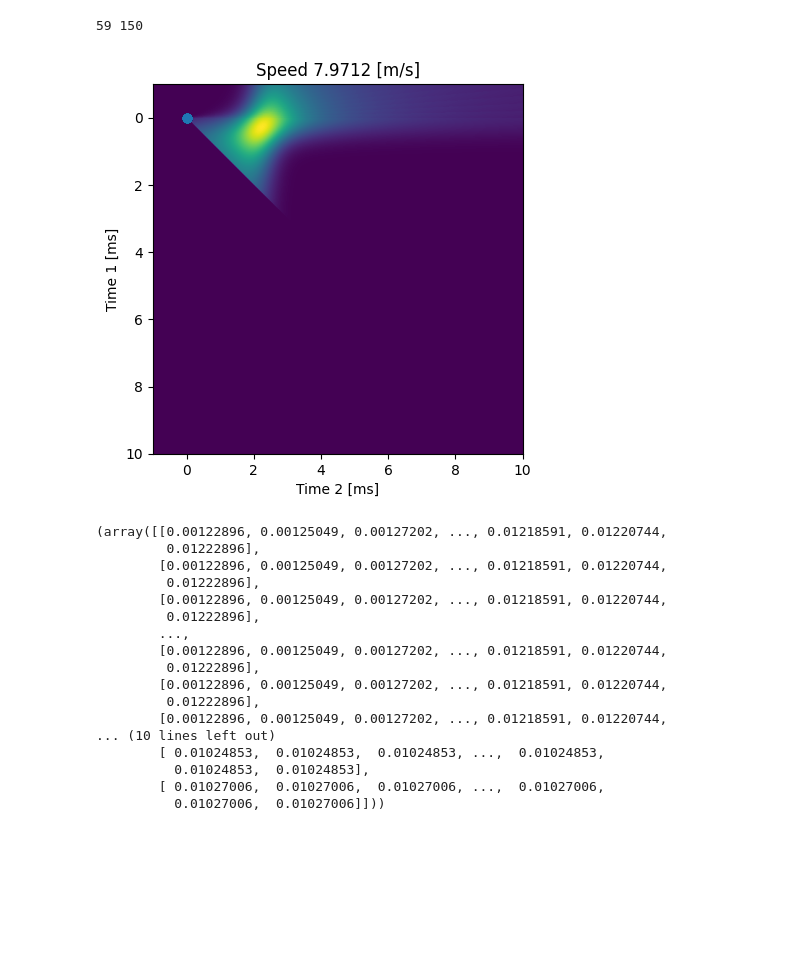
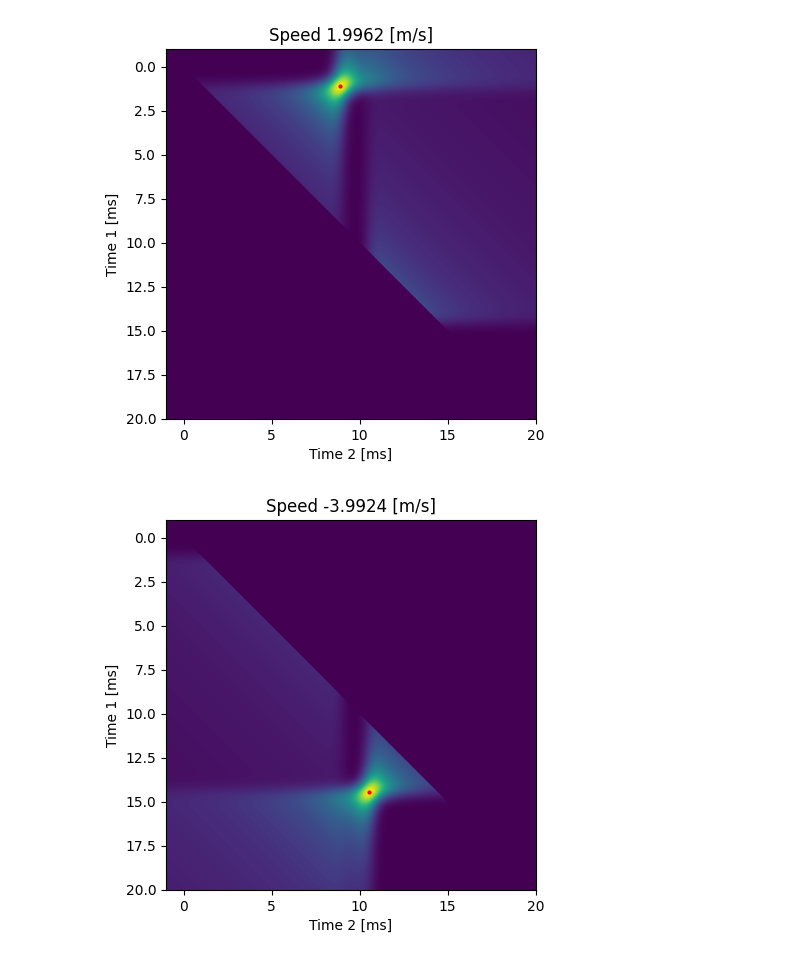
Before and after one commit to wewightman/pyusel-dispest, a Jupyter notebook: examples/swsestimation.ipynb, the cells around one changed output. Cells and saved outputs as stored; diff of their text form; code cells hidden in the pictures; blank space fills up the shorter version.

```diff
--- a/examples/swsestimation.ipynb
+++ b/examples/swsestimation.ipynb
@@ -8,22 +8,22 @@ latmin = 0
 latmax = 20E-3
 nlat = 64
 
-tmin = 0
+tmin = -2E-3
 tmax = 25.6E-3
 nt = 256
 bw = 0.5E-3
 
 cmax = 9.0
-cmin = 8.0
+cpos = 2
+cneg = 4
 nc = 1
-
-rand = np.random.default_rng()
-cfunc = interp1d(np.linspace(latmin, latmax, nc+1), rand.uniform(cmin, cmax, nc+1))
 
 lat = np.linspace(latmin, latmax, nlat).reshape((-1,1))
 t = np.linspace(tmin, tmax, nt).reshape((1,-1))
-t0 = t-lat/cmin
-disp = np.exp(-(t0/bw)**2)
+t0 = t-lat/cpos
+disp  = np.exp(-(t0/bw)**2)
+t0 = t+lat/cneg-latmax/cpos-latmax/cneg
+disp += np.exp(-(t0/bw)**2)
 
 extent = 1E3*np.array([
     np.min(t),
@@ -33,5 +33,7 @@ extent = 1E3*np.array([
 ])
 plt.figure()
 plt.imshow(disp, extent=extent)
+plt.ylabel("Lateral [mm]")
+plt.xlabel("Time [ms]")
 plt.show()
 # %% [output]
@@ -39,36 +41,29 @@ plt.show()
 # %%
-c, t1_interp, t2_interp, sums, teval = swsradon(disp, lat, t, 2E-3, 18E-3, -1E-3, 10E-3, N=512, speedonly=False)
+c, t1_interp, t2_interp, sums, teval = swsradon(disp, lat, t, 2E-3, 18E-3, -1E-3, 20E-3, N=512, speedonly=False, interpkind='cubic', dirsel='pos')
 extent = 1E3*np.array([
     np.min(teval), np.max(teval),
     np.max(teval), np.min(teval)
 ])
 plt.figure()
 plt.imshow(sums, extent=extent)
-plt.scatter(t2_interp, t1_interp)
+plt.scatter(1E3*t2_interp, 1E3*t1_interp, color='red', s=4)
 plt.title(f"Speed {c:0.04f} [m/s]")
 plt.ylabel("Time 1 [ms]")
 plt.xlabel("Time 2 [ms]")
 plt.show()
+
+c, t1_interp, t2_interp, sums, teval = swsradon(disp, lat, t, 2E-3, 18E-3, -1E-3, 20E-3, N=512, speedonly=False, interpkind='cubic', dirsel='neg')
+extent = 1E3*np.array([
+    np.min(teval), np.max(teval),
+    np.max(teval), np.min(teval)
+])
+plt.figure()
+plt.imshow(sums, extent=extent)
+plt.scatter(1E3*t2_interp, 1E3*t1_interp, color='red', s=4)
+plt.title(f"Speed {c:0.04f} [m/s]")
+plt.ylabel("Time 1 [ms]")
+plt.xlabel("Time 2 [ms]")
+plt.show()
 # %% [output]
-59 150
-[figure, old version]
+[figure, new version]
+[figure, added]
-# %%
-t2_interp, t1_interp
-# %% [output]
-(array([[0.00122896, 0.00125049, 0.00127202, ..., 0.01218591, 0.01220744,
-         0.01222896],
-        [0.00122896, 0.00125049, 0.00127202, ..., 0.01218591, 0.01220744,
-         0.01222896],
-        [0.00122896, 0.00125049, 0.00127202, ..., 0.01218591, 0.01220744,
-         0.01222896],
-        ...,
-        [0.00122896, 0.00125049, 0.00127202, ..., 0.01218591, 0.01220744,
-         0.01222896],
-        [0.00122896, 0.00125049, 0.00127202, ..., 0.01218591, 0.01220744,
-         0.01222896],
-        [0.00122896, 0.00125049, 0.00127202, ..., 0.01218591, 0.01220744,
-... (10 lines left out)
-        [ 0.01024853,  0.01024853,  0.01024853, ...,  0.01024853,
-          0.01024853,  0.01024853],
-        [ 0.01027006,  0.01027006,  0.01027006, ...,  0.01027006,
-          0.01027006,  0.01027006]]))
```
Also changed, not shown: parts of 1 cell of this notebook, 1 other file.
